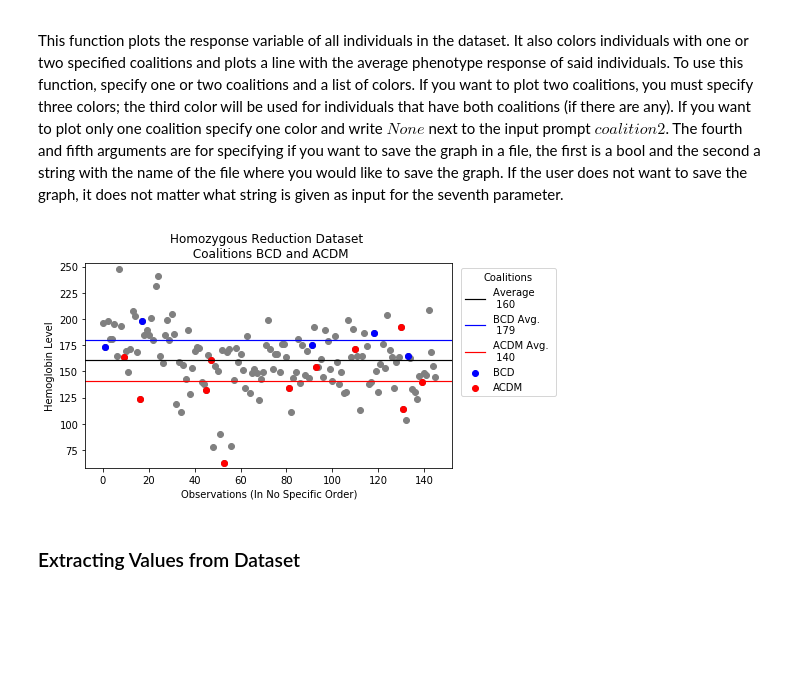
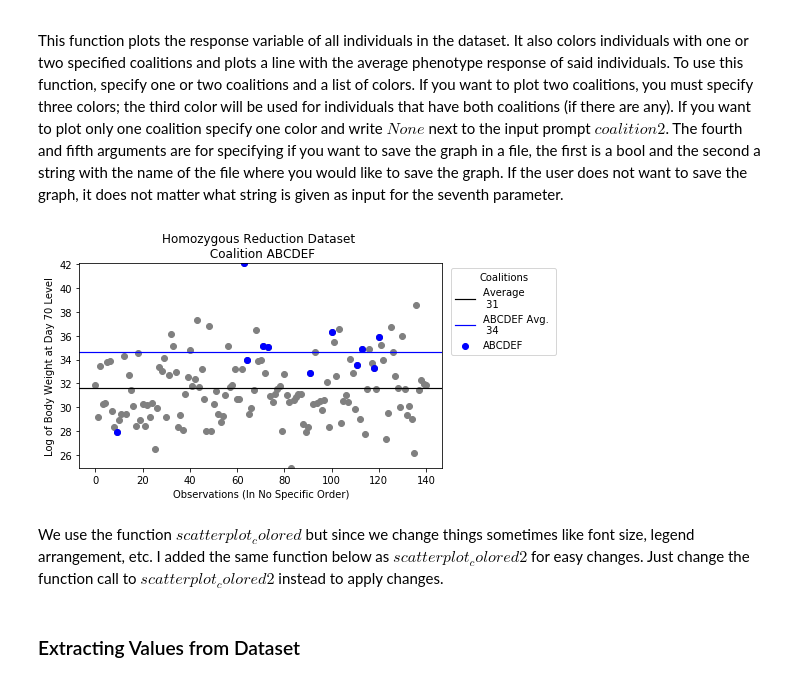
Before and after one commit to asvnpr/Spectral-Analysis, a Jupyter notebook: Spectral Analysis.ipynb, the cells around one changed output. Drawn from its saved outputs; the diff is of its cells as text; code cells hidden in the pictures; blank space fills up the shorter version.

```diff
--- a/Spectral Analysis.ipynb
+++ b/Spectral Analysis.ipynb
@@ -20,7 +20,7 @@ from utils import *
 ## User Prompts
 # %%
 # specify valid file path
-file_path = "../Data for Fourier/Females-logbwd70.csv"
+file_path = "Females-bwd70.csv"
 
 # options: "Heterozygous", "Homozygous", "Mutation Presence"
 # must be written exactly as the options above (first letters upper case)
@@ -28,7 +28,7 @@ reduction = "Homozygous"
 
 # specify the phenotype response that is being analyzed
 # preferably with capital letter, e.g. "Hemoglobin"
-data_phenotype = "logbwd70"
+data_phenotype = "Log of Body Weight at Day 70"
 # %% [markdown]
 ## Upload of Dataset and Reduction of the Dataset
 Give a valid file path for the dataset you want to analyse, the file must be .csv. Choose the type of reduction for the dataset, options for the reduction are heterozygous, homozygous, and mutation presence. For the heterozygous reduction, we record a mutation as present if a subject has only one copy of said mutation. The homozygous reduction, we record a mutation as present if a subject has both copies of said mutation. And for the mutation presence reduction, a mutation is recorded if a subject has at least one copy of said mutation. In esence, the heterozygous is an "xor" reduction, the homozygous is an "and" reduction, the mutation presence reduction is an "or" reduction. We will refere to these reductions as "xor", "and" and "or" reductons respectively.
@@ -359,19 +555,21 @@ This function plots the response variable of all individuals in the dataset. It
 # %%
 # specify coalitions you want to plot
 # if you only want to plot one coalition, write coalition2 = None
-coalition1 = "BCD"
-coalition2 = "ACDM"
+coalition1 = "ABCDEF"
+coalition2 = None #"ACDM"
 
 # specify one color if you want to plot one coalition only
 # specify three colors if you want to plot two coalitions
-colors = ["blue","red","green"]
+colors = ["blue","purple","green"]
 
 # do you wish to save the latex code for this table?
 # if yes write 1 and a valid file name, else write 0
 save = 0
-file = "PlotsPoster"
+file = "Plots"
 
 # function call, arguments already inserted
 scatterplot_colored(gene_mut, data_phenotype, reduction, save, file, colors, coalition1, coalition2)
 # %% [output]
-[figure, old version]
+[figure, new version]
+# %% [markdown]
+We use the function $scatterplot_colored$ but since we change things sometimes like font size, legend arrangement, etc. I added the same function below as $scatterplot_colored2$ for easy changes. Just change the function call to $scatterplot_colored2$ instead to apply changes.
```
Also changed, not shown: parts of 37 cells of this notebook, 1 other file.
